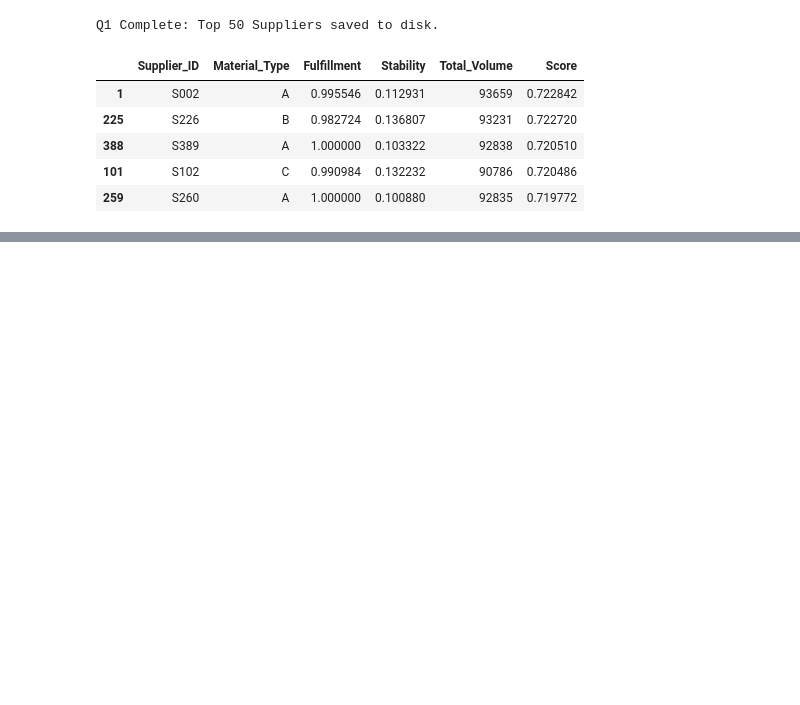
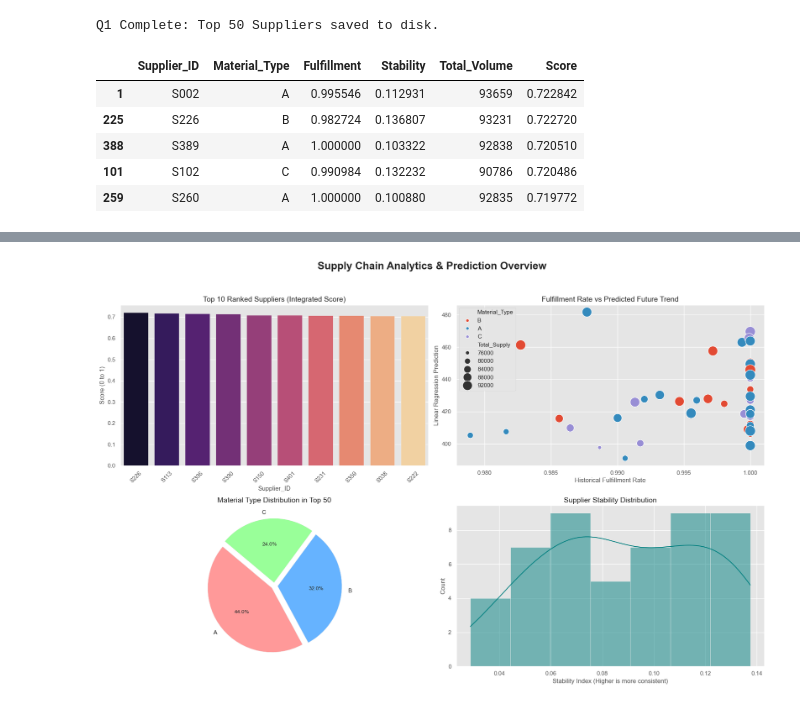
Before and after one commit to samiunarno/mathmatics-analysis-models, a Jupyter notebook: Untitled.ipynb, the cells around one changed output, grey strips where cells are left out. Drawn from its saved outputs; the diff is of its cells as text; code cells hidden in the pictures; blank space fills up the shorter version.

```diff
--- a/Untitled.ipynb
+++ b/Untitled.ipynb
@@ -1,2 +1,18 @@
 # %% [raw]
 Library Installation & Setup
+# %%
+import pandas as pd
+import numpy as np
+import pulp
+import matplotlib.pyplot as plt
+import seaborn as sns
+from sklearn.linear_model import LinearRegression
+import os
+import warnings
+
+# Visuals setup
+%matplotlib inline
+sns.set(style="whitegrid")
+warnings.filterwarnings('ignore')
+
+print("🚀 Environment Ready. Professional Supply Chain Suite Loaded.")
@@ -149,0 +225,37 @@ Q1 Complete: Top 50 Suppliers saved to disk.
+# %%
+import matplotlib.pyplot as plt
+import seaborn as sns
+
+
+plt.style.use('ggplot')
+fig, axes = plt.subplots(2, 2, figsize=(18, 12))
+fig.suptitle('Supply Chain Analytics & Prediction Overview', fontsize=20, fontweight='bold')
+
+
+sns.barplot(ax=axes[0, 0], x='Supplier_ID', y='Final_Score', data=top_50.head(10), palette='magma')
+axes[0, 0].set_title('Top 10 Ranked Suppliers (Integrated Score)', fontsize=14)
+axes[0, 0].set_ylabel('Score (0 to 1)')
+axes[0, 0].tick_params(axis='x', rotation=45)
+
+
+sns.scatterplot(ax=axes[0, 1], x='Fulfillment_Rate', y='Predicted_Trend',
+                hue='Material_Type', size='Total_Supply', data=top_50, sizes=(50, 400))
+axes[0, 1].set_title('Fulfillment Rate vs Predicted Future Trend', fontsize=14)
+axes[0, 1].set_xlabel('Historical Fulfillment Rate')
+axes[0, 1].set_ylabel('Linear Regression Prediction')
+
+
+top_50['Material_Type'].value_counts().plot.pie(ax=axes[1, 0], autopct='%1.1f%%',
+                                                startangle=140, colors=['#ff9999','#66b3ff','#99ff99'],
+                                                explode=[0.05]*len(top_50['Material_Type'].unique()))
+axes[1, 0].set_title('Material Type Distribution in Top 50', fontsize=14)
+axes[1, 0].set_ylabel('')
+
+sns.histplot(ax=axes[1, 1], data=top_50, x='Stability_Index', kde=True, color='teal')
+axes[1, 1].set_title('Supplier Stability Distribution', fontsize=14)
+axes[1, 1].set_xlabel('Stability Index (Higher is more consistent)')
+
+plt.tight_layout(rect=[0, 0.03, 1, 0.95])
+plt.show()
+# %% [output]
+[figure, added]
```
Also changed, not shown: parts of 5 cells of this notebook, 4 other files.
